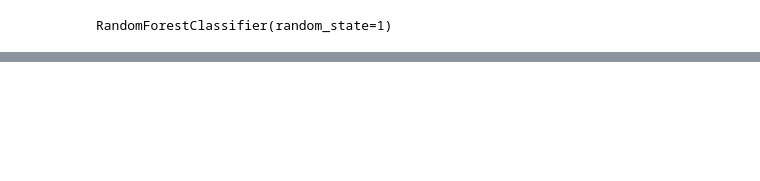
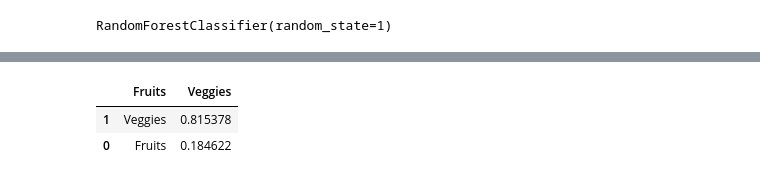
Before and after one commit to jjmccarty/project2_diabetes_outcomes, a Jupyter notebook: Casandra.ipynb, the cells around one changed output, grey strips where cells are left out. Saved outputs shown, nothing was run; the diff lists cells and outputs as text; code cells hidden in the pictures; blank space fills up the shorter version.

```diff
--- a/Casandra.ipynb
+++ b/Casandra.ipynb
@@ -165,0 +209,6 @@ plt.show()
+# %%
+importances_df.head(10)
+# %% [output]
+|  | Fruits | Veggies |
+| 1 | Veggies | 0.815378 |
+| 0 | Fruits | 0.184622 |
```
Also changed, not shown: parts of 12 cells of this notebook.
